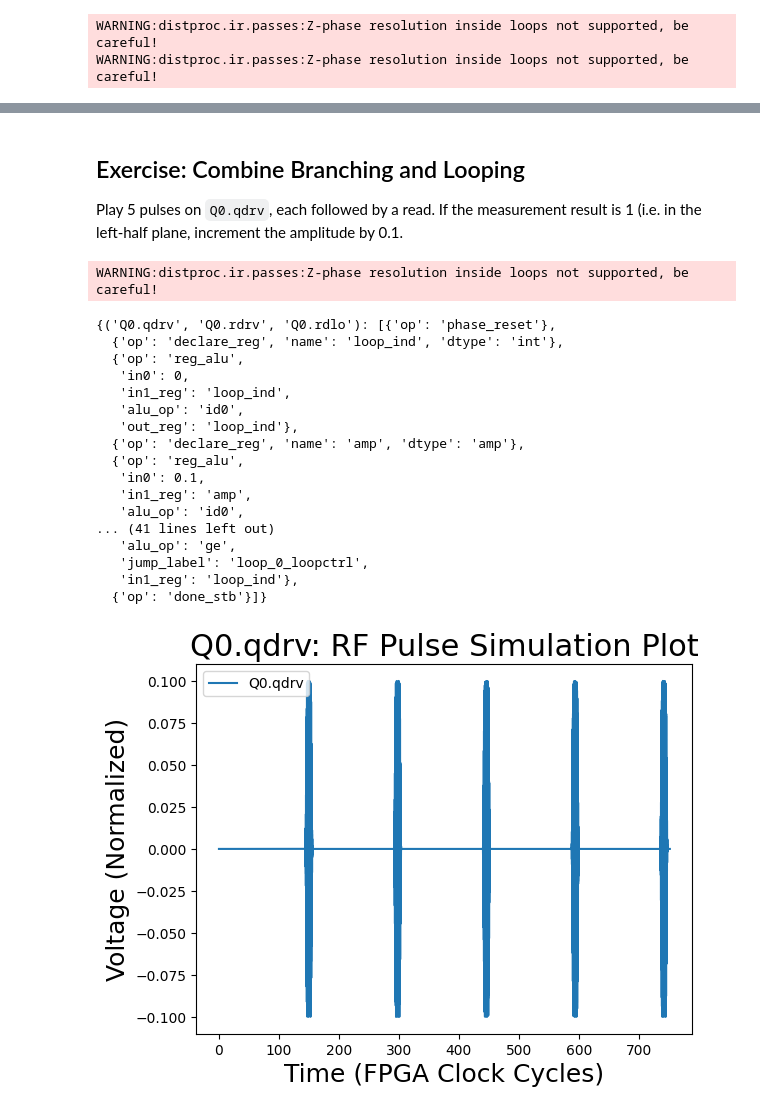
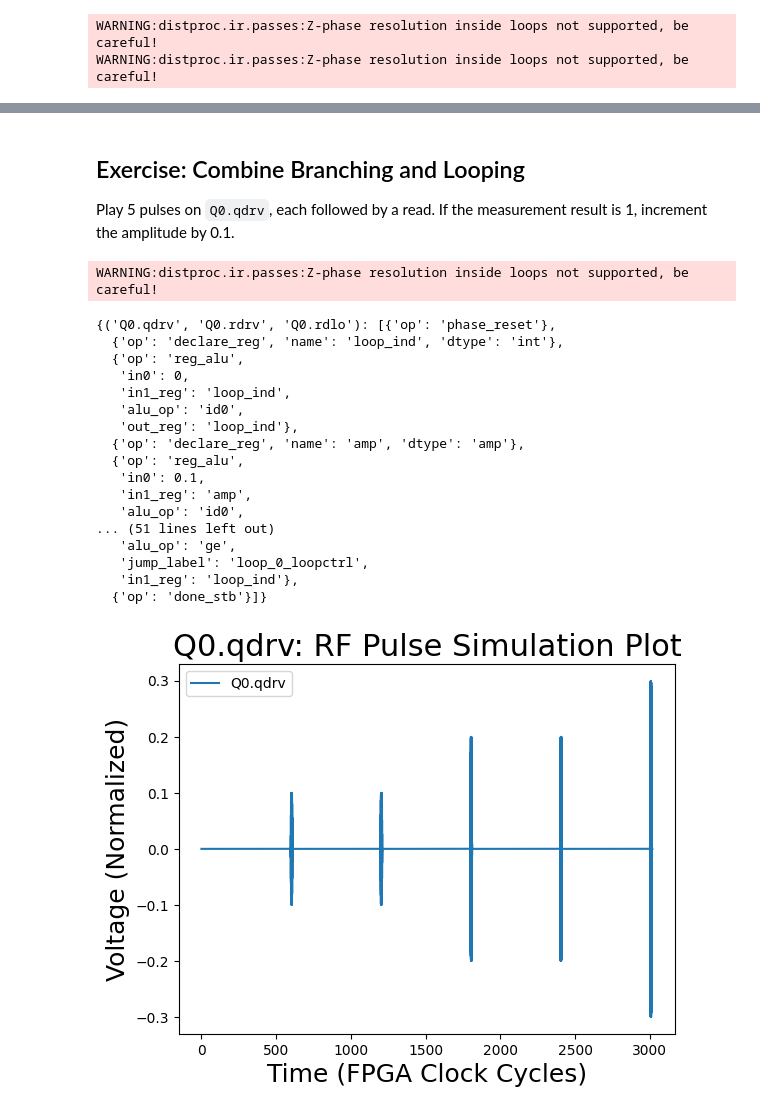
Before and after one commit to ghuangatlbl/qubictutorial, a Jupyter notebook: KEY-Part1a-Simulation.ipynb, the cells around one changed output, grey strips where cells are left out. Cells and saved outputs as stored; diff of their text form; code cells hidden in the pictures.

```diff
--- a/KEY-Part1a-Simulation.ipynb
+++ b/KEY-Part1a-Simulation.ipynb
@@ -629,11 +632,11 @@ Note the accumulators after the mixing stage. Any pulse on a readout_demod (rdlo
 # %% [markdown]
 Below, we generate a pulse on the `rdlo` channel in addition to the `rdrv` channel. Both of these pulses have the same frequency as the simulated `Q0` readout resonator frequency:
 # %%
-prog = [{'name': 'pulse', 'phase': 0, 'freq': 6553826000.000857, 'amp': 1, 'twidth': 1e-6,
+prog = [{'name': 'pulse', 'phase': 0, 'freq': 6.55e9, 'amp': 1, 'twidth': 1e-6,
                 'env': {'env_func': 'cos_edge_square', 'paradict': {'ramp_fraction': 0.15}},
                 'dest': 'Q0.rdrv'},
-        {'name': 'pulse', 'phase': 0, 'freq': 6553826000.000857, 'amp': 1, 'twidth': 1e-6,
-                'env': {'env_func': 'cos_edge_square', 'paradict': {'ramp_fraction': 0.15}},
+        {'name': 'pulse', 'phase': 0, 'freq': 6.55e9, 'amp': 1, 'twidth': 1e-6,
+                'env': {'env_func': 'square', 'paradict': {}},
                 'phase': np.pi/2, 'dest': 'Q0.rdlo'}]
 
 # Compile and assemble the circuit to get the binaries to feed our emulator
@@ -667,12 +713,7 @@ We can now prepare `Q0` in the $|1 \rangle$ state, and observe the changes in th
 prog = [
     {'name': 'X90', 'qubit': 'Q0'},
     {'name': 'X90', 'qubit': 'Q0'},
-    {'name': 'pulse', 'phase': 0, 'freq': 6553826000.000857, 'amp': 1, 'twidth': 1e-6,
-                'env': {'env_func': 'cos_edge_square', 'paradict': {'ramp_fraction': 0.15}},
-                'dest': 'Q0.rdrv'},
-        {'name': 'pulse', 'phase': 0, 'freq': 6553826000.000857, 'amp': 1, 'twidth': 1e-6,
-                'env': {'env_func': 'cos_edge_square', 'paradict': {'ramp_fraction': 0.15}},
-                'phase': np.pi/2, 'dest': 'Q0.rdlo'}]
+    {'name': 'read', 'qubit': 'Q0'}]
 
 # Compile and assemble the circuit to get the binaries to feed our emulator
 compiled_prog = tc.run_compile_stage(prog, fpga_config=FPGAConfig(), qchip=qchip)
@@ -700,17 +741,14 @@ Text(0, 0.5, 'Q')
 # %% [markdown]
 Now try applying a single $X_{90}$:
 # %%
-n_shots = 50
+n_shots = 100
+
+n_ones = 0
 for i in range(n_shots):
     prog = [
     {'name': 'X90', 'qubit': 'Q0'},
     {'name': 'barrier'},
-    {'name': 'pulse', 'phase': 0, 'freq': 6553826000.000857, 'amp': 1, 'twidth': 1e-6,
-                'env': {'env_func': 'cos_edge_square', 'paradict': {'ramp_fraction': 0.15}},
-                'dest': 'Q0.rdrv'},
-    {'name': 'pulse', 'phase': 0, 'freq': 6553826000.000857, 'amp': 1, 'twidth': 1e-6,
-                'env': {'env_func': 'cos_edge_square', 'paradict': {'ramp_fraction': 0.15}},
-                'phase': np.pi/2, 'dest': 'Q0.rdlo'}]
+    {'name': 'read', 'qubit': 'Q0'}]
 
     # Compile and assemble the circuit to get the binaries to feed our emulator
     compiled_prog = tc.run_compile_stage(prog, fpga_config=FPGAConfig(), qchip=qchip)
@@ -719,6 +757,7 @@ for i in range(n_shots):
     # Load and execute simulation
     em.load_program(binary)
     result = em.execute(tags=['FPROC'], toggle_resonator=True, toggle_qubits=True)
+    n_ones += result.fproc[0]
     print(result.iq_values)
 # %% [output]
 FPROC Updated at Time 516 with a measurement of 0 in qubit 0. The values are: [0, 0, 0, 0, 0, 0, 0, 0, 0, 0, 0, 0, 0, 0, 0, 0, 0, 0, 0, 0, 0, 0, 0, 0, 0, 0, 0, 0, 0, 0, 0, 0]
@@ -1109,9 +1151,8 @@ result.graph_channel('Q0.qdrv')
 # %% [markdown]
 ## Exercise: Combine Branching and Looping
 
-Play 5 pulses on `Q0.qdrv`, each followed by a read. If the measurement result is 1 (i.e. in the left-half plane, increment the amplitude by 0.1.
+Play 5 pulses on `Q0.qdrv`, each followed by a read. If the measurement result is 1, increment the amplitude by 0.1.
 # %%
-rdlo_freq = 6100000000
 circuit = [
     # initialize variables:
     {'name': 'declare', 'var': 'loop_ind', 'scope': ['Q0']},
@@ -1123,9 +1164,7 @@ circuit = [
      'body': [
 
          # read (rdlo pulse):
-        {'name': 'pulse', 'phase': 0, 'freq': rdlo_freq, 'amp': 0.9, 'twidth': 1.e-7,
-         'env': {'env_func': 'cos_edge_square', 'paradict': {'ramp_fraction': 0.25}},
-         'dest': 'Q0.rdlo'},
+        {'name': 'read', 'qubit': 'Q0'},
 
 
          # Fill in branch_fproc + conditional amplitude increment here:
@@ -1136,7 +1175,7 @@ circuit = [
           'false': [], 'scope': ['Q0']},
 
          # pulse:
-         {'name': 'pulse', 'phase': 0, 'freq': 4944383311, 'amp': 'amp', 'twidth': 2.4e-08,
+         {'name': 'pulse', 'phase': 0, 'freq': 4460029188.07884, 'amp': 'amp', 'twidth': 2.4e-08,
            'env': {'env_func': 'cos_edge_square', 'paradict': {'ramp_fraction': 0.25}},
            'dest': 'Q0.qdrv'},
 
@@ -1164,14 +1203,14 @@ WARNING:distproc.ir.passes:Z-phase resolution inside loops not supported, be car
    'in0': 0.1,
    'in1_reg': 'amp',
    'alu_op': 'id0',
-... (41 lines left out)
+... (51 lines left out)
    'alu_op': 'ge',
    'jump_label': 'loop_0_loopctrl',
    'in1_reg': 'loop_ind'},
   {'op': 'done_stb'}]}
 # %%
 em.load_program(asm_prog)
-result = em.execute()
+result = em.execute(toggle_qubits=True, toggle_resonator=True)
 result.graph_channel('Q0.qdrv')
 # %% [output]
-[figure, old version]
+[figure, new version]
```
Also changed, not shown: parts of 26 cells of this notebook, 3 other files.
